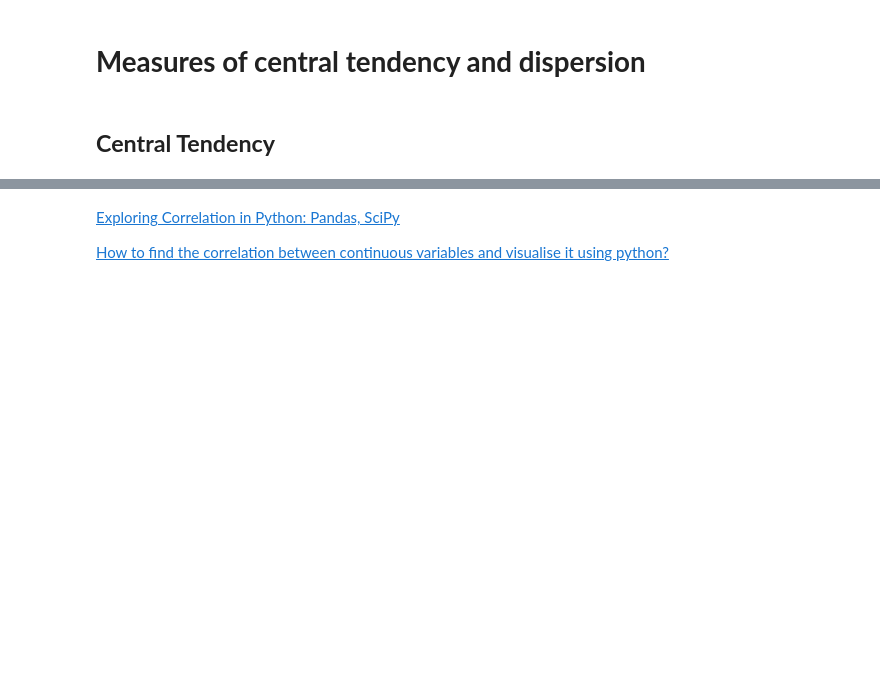
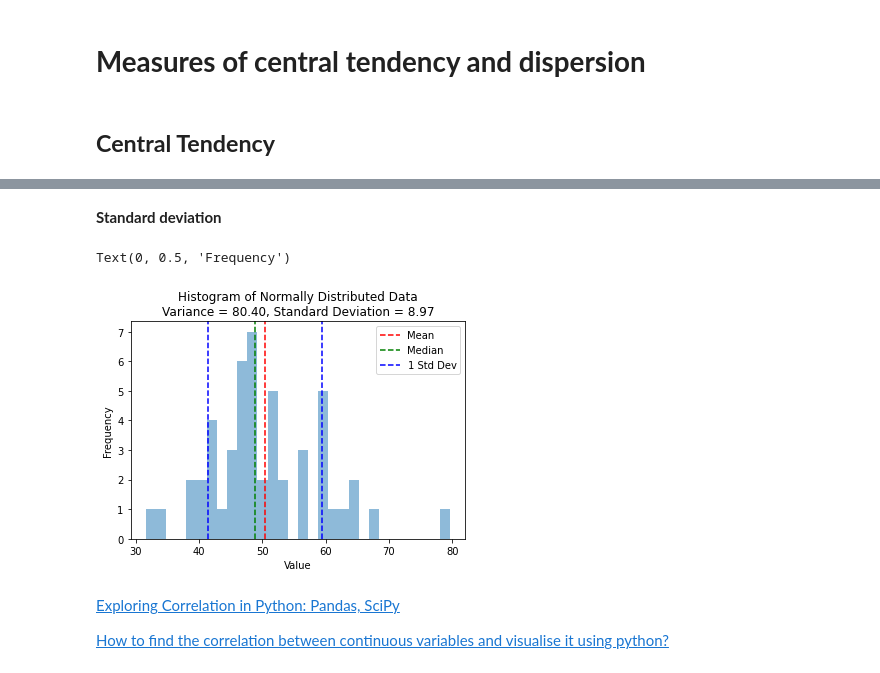
Before and after one commit to dr-mushtaq/Machine-Learning, a Jupyter notebook: Statistics_for_Machine_Learning_.ipynb, the cells around one changed output, grey strips where cells are left out. Saved outputs shown, nothing was run; the diff lists cells and outputs as text; code cells hidden in the pictures; blank space fills up the shorter version.

```diff
--- a/Statistics_for_Machine_Learning_.ipynb
+++ b/Statistics_for_Machine_Learning_.ipynb
@@ -597,3 +624,23 @@ Mode:  458075833.0
+# %% [markdown]
+**Standard deviation**
+# %%
+# Calculate the variance and standard deviation of the dataset
+variance = np.var(data)
+std_dev = np.std(data)
+
+# Create a histogram
+plt.hist(data, bins=30, alpha=0.5)
+plt.axvline(x=np.mean(data), color='r', linestyle='--', label='Mean')
+plt.axvline(x=np.median(data), color='g', linestyle='--', label='Median')
+plt.axvline(x=np.mean(data) + std_dev, color='b', linestyle='--', label='1 Std Dev')
+plt.axvline(x=np.mean(data) - std_dev, color='b', linestyle='--')
+plt.legend()
+plt.title('Histogram of Normally Distributed Data\nVariance = {:.2f}, Standard Deviation = {:.2f}'.format(variance, std_dev))
+plt.xlabel('Value')
+plt.ylabel('Frequency')
+# %% [output]
+Text(0, 0.5, 'Frequency')
+[figure, added]
 # %% [markdown]
 [Exploring Correlation in Python: Pandas, SciPy](https://re-thought.com/exploring-correlation-in-python/)
 
```
Also changed, not shown: parts of 4 cells of this notebook.
